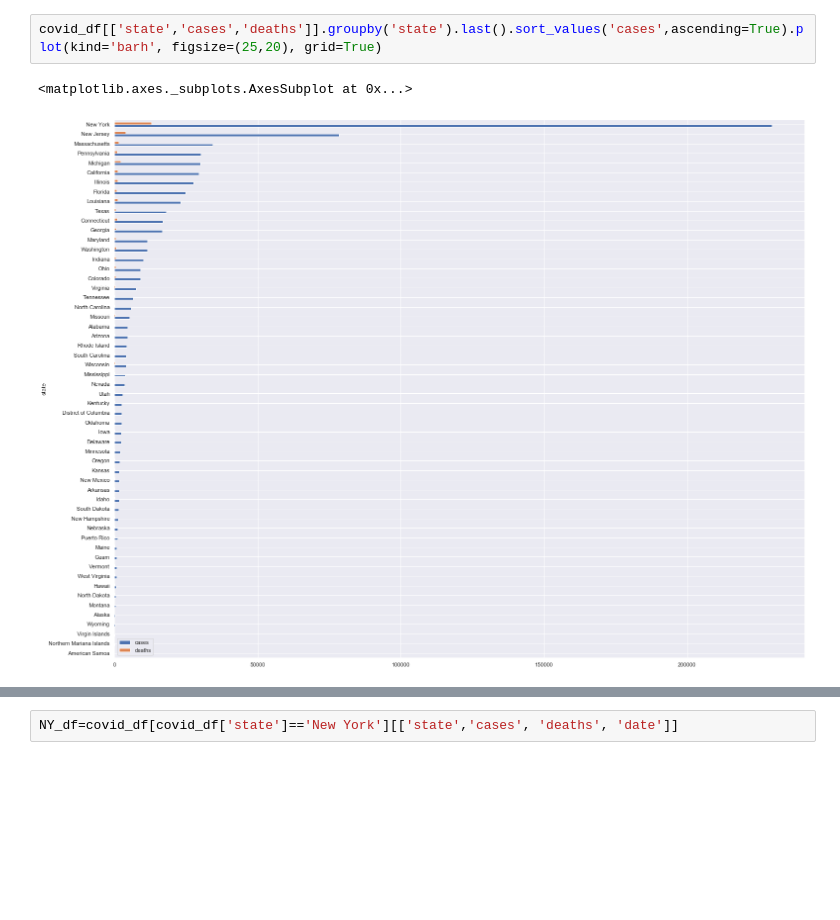
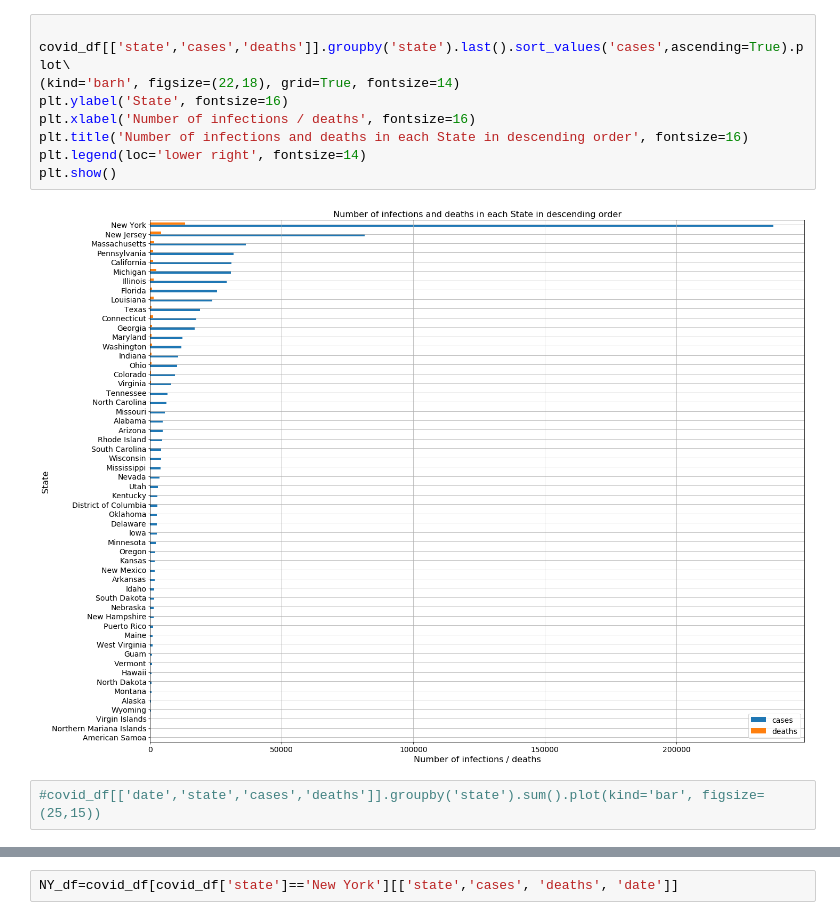
Before and after one commit to Ralhusban/COVID-19, a Jupyter notebook: COVID19.ipynb, the cells around one changed output, grey strips where cells are left out. Saved outputs shown, nothing was run; the diff lists cells and outputs as text; blank space fills up the shorter version.

```diff
--- a/COVID19.ipynb
+++ b/COVID19.ipynb
@@ -26,5 +31,13 @@ covid_df.drop('fips', axis=1, inplace=True)
+# %%
+
+covid_df[['state','cases','deaths']].groupby('state').last().sort_values('cases',ascending=True).plot\
+(kind='barh', figsize=(22,18), grid=True, fontsize=14)
+plt.ylabel('State', fontsize=16)
+plt.xlabel('Number of infections / deaths', fontsize=16)
+plt.title('Number of infections and deaths in each State in descending order', fontsize=16)
+plt.legend(loc='lower right', fontsize=14)
+plt.show()
+# %% [output]
+[figure, added]
 # %%
-covid_df[['state','cases','deaths']].groupby('state').last().sort_values('cases',ascending=True).plot(kind='barh', figsize=(25,20), grid=True)
+#covid_df[['date','state','cases','deaths']].groupby('state').sum().plot(kind='bar', figsize=(25,15))
-# %% [output]
-<matplotlib.axes._subplots.AxesSubplot at 0x...>
-[figure, removed]
```
Also changed, not shown: parts of 43 cells of this notebook.
